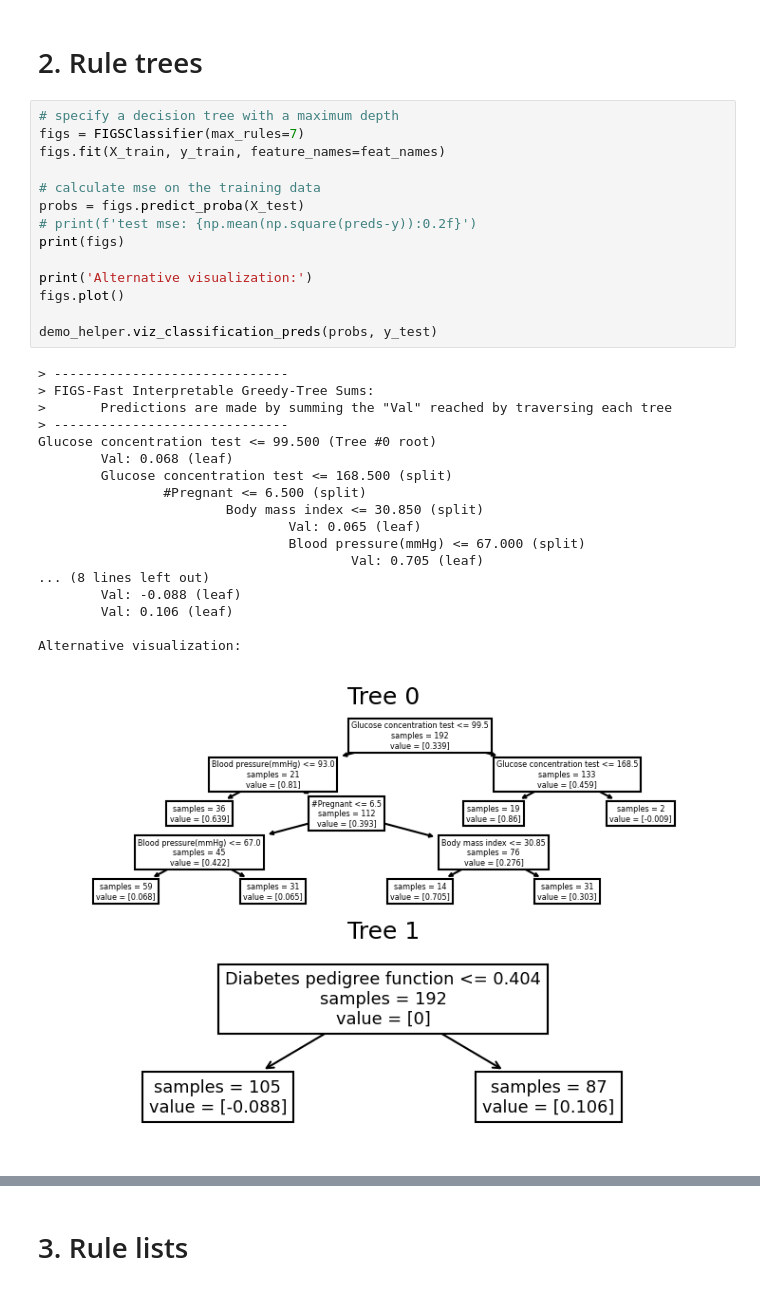
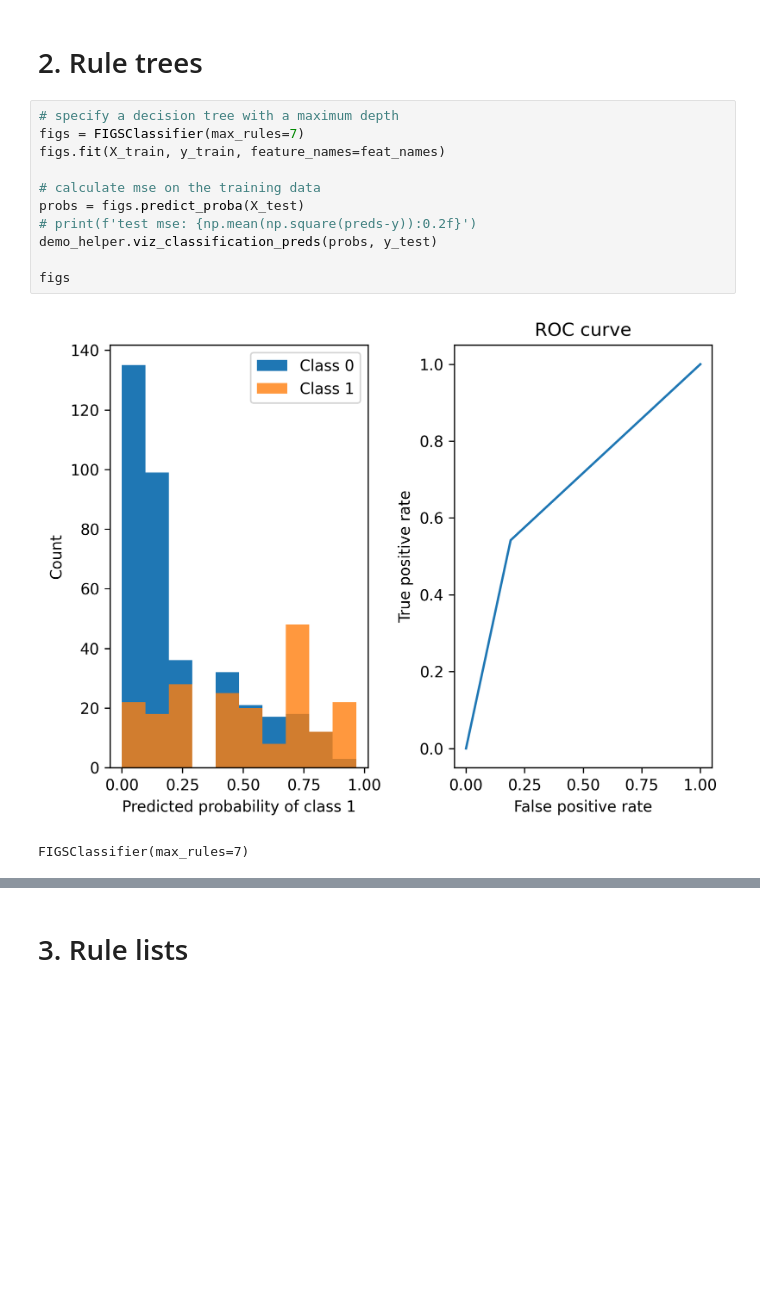
Before and after one commit to csinva/imodels, a Jupyter notebook: notebooks/imodels_demo.ipynb, the cells around one changed output, grey strips where cells are left out. Cells and saved outputs as stored; diff of their text form; blank space fills up the shorter version.

Commit message:
improved viz in demo

```diff
--- a/notebooks/imodels_demo.ipynb
+++ b/notebooks/imodels_demo.ipynb
@@ -127,33 +104,14 @@ demo_helper.viz_classification_preds(probs, y_test)
 # %%
 # specify a decision tree with a maximum depth
 figs = FIGSClassifier(max_rules=7)
 figs.fit(X_train, y_train, feature_names=feat_names)
 
 # calculate mse on the training data
 probs = figs.predict_proba(X_test)
 # print(f'test mse: {np.mean(np.square(preds-y)):0.2f}')
-print(figs)
+demo_helper.viz_classification_preds(probs, y_test)
 
-print('Alternative visualization:')
-figs.plot()
-
-demo_helper.viz_classification_preds(probs, y_test)
+figs
 # %% [output]
+[figure, new version]
-> ------------------------------
-> FIGS-Fast Interpretable Greedy-Tree Sums:
->       Predictions are made by summing the "Val" reached by traversing each tree
-> ------------------------------
-Glucose concentration test <= 99.500 (Tree #0 root)
-        Val: 0.068 (leaf)
-        Glucose concentration test <= 168.500 (split)
-                #Pregnant <= 6.500 (split)
-                        Body mass index <= 30.850 (split)
-                                Val: 0.065 (leaf)
-                                Blood pressure(mmHg) <= 67.000 (split)
-                                        Val: 0.705 (leaf)
-... (8 lines left out)
-        Val: -0.088 (leaf)
-        Val: 0.106 (leaf)
-
-Alternative visualization:
+FIGSClassifier(max_rules=7)
-[figure, old version]
```
Also changed, not shown: parts of 19 cells of this notebook, 1 other file.
